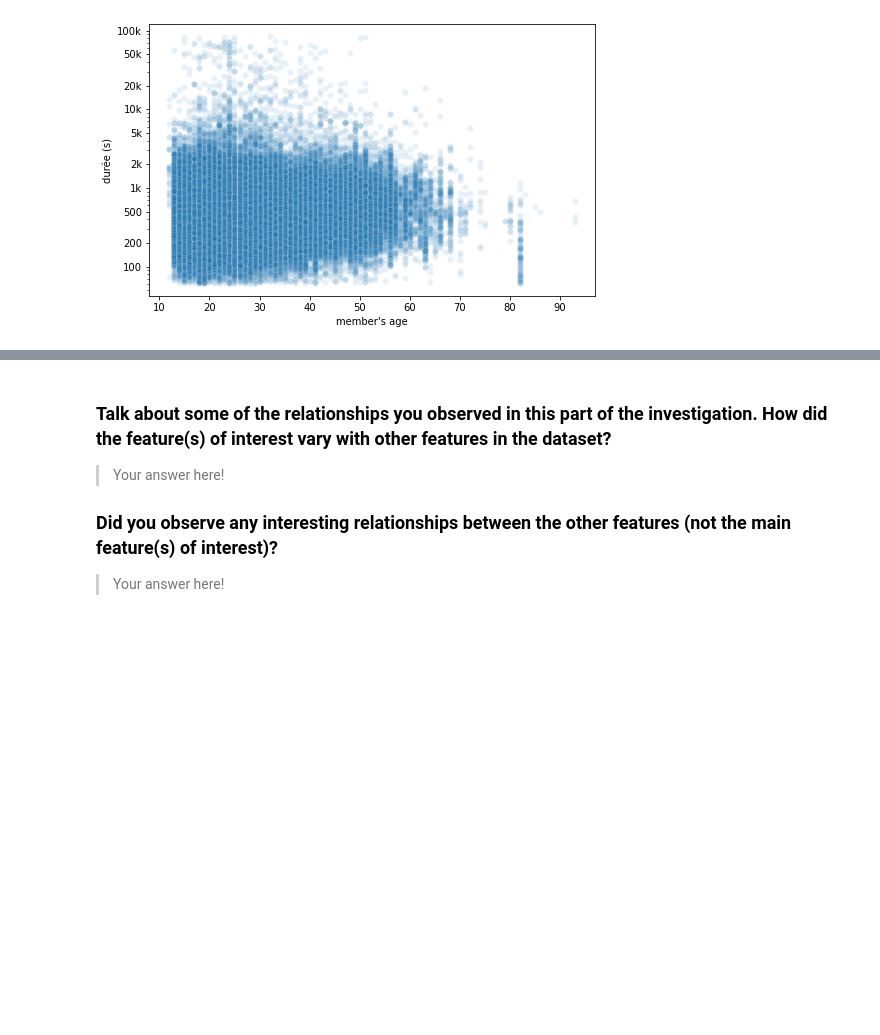
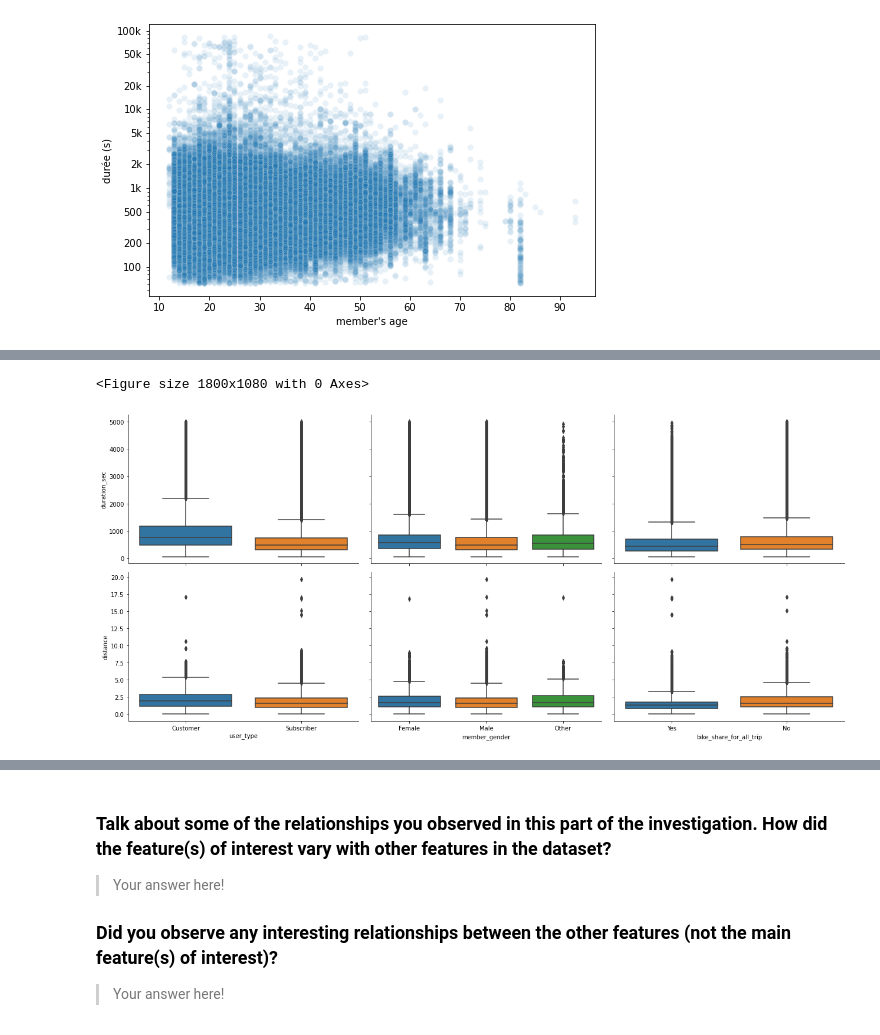
Before and after one commit to ibsom/system_ford_gobike, a Jupyter notebook: Part_I_exploration_FordGoBike.ipynb, the cells around one changed output, grey strips where cells are left out. Drawn from its saved outputs; the diff is of its cells as text; code cells hidden in the pictures; blank space fills up the shorter version.

```diff
--- a/Part_I_exploration_FordGoBike.ipynb
+++ b/Part_I_exploration_FordGoBike.ipynb
@@ -435,0 +455,13 @@ aucune corrélation n'est remarqué entre les deux variables mais un fait intér
+# %%
+#suppréssion des enregistrements dont leur durée(s) est supérieur à 5.000s
+df_bike = df_bike[df_bike['duration_sec'] < 5000]
+# %%
+num_vars = ['duration_sec', 'distance']
+cat_vars = ['user_type', 'member_gender', 'bike_share_for_all_trip']
+
+plt.figure(figsize = [25, 15])
+g = sb.PairGrid(data = df_bike, x_vars = cat_vars, y_vars = num_vars, height = 4, aspect = 1.5)
+g.map(sb.boxplot);
+# %% [output]
+<Figure size 1800x1080 with 0 Axes>
+[figure, added]
```
Also changed, not shown: parts of 6 cells of this notebook.
